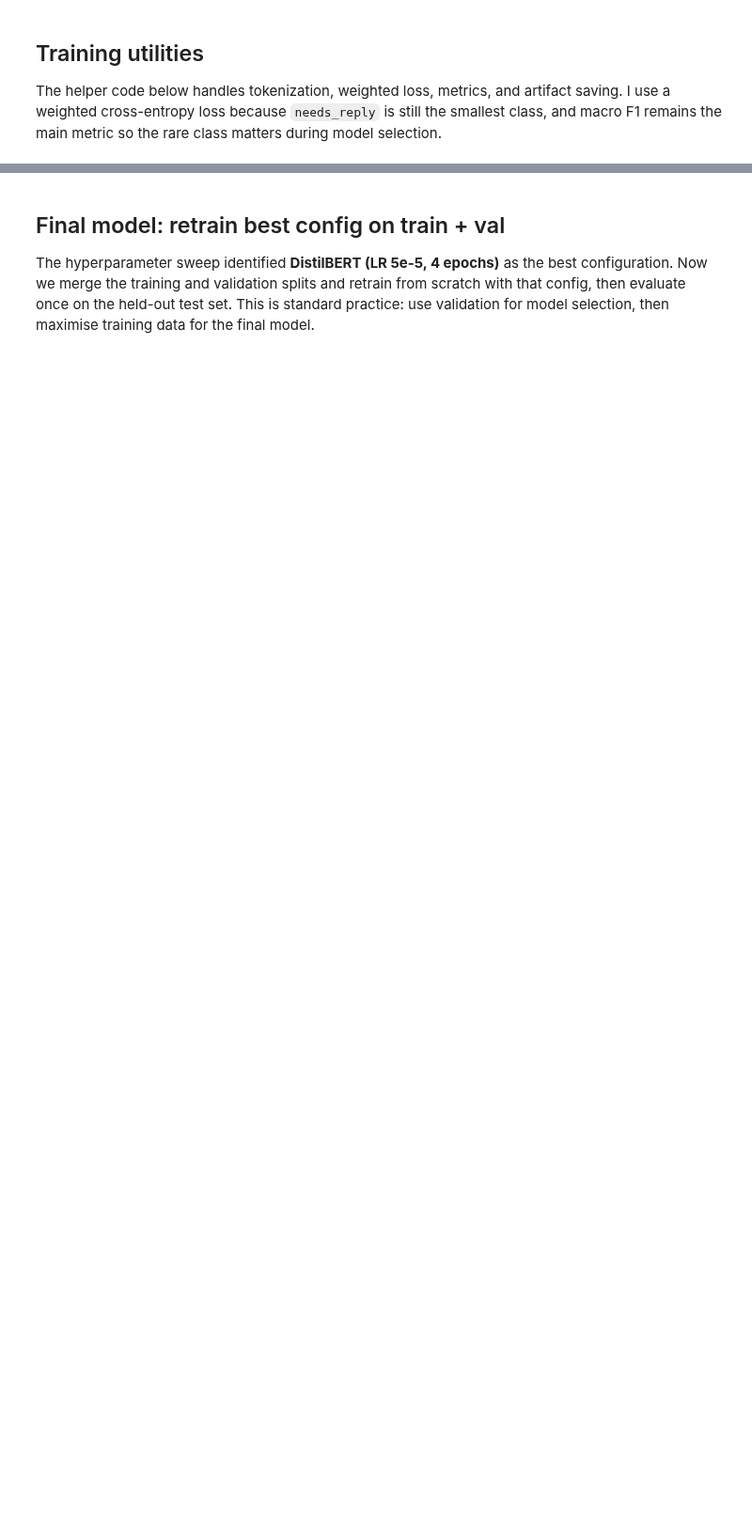
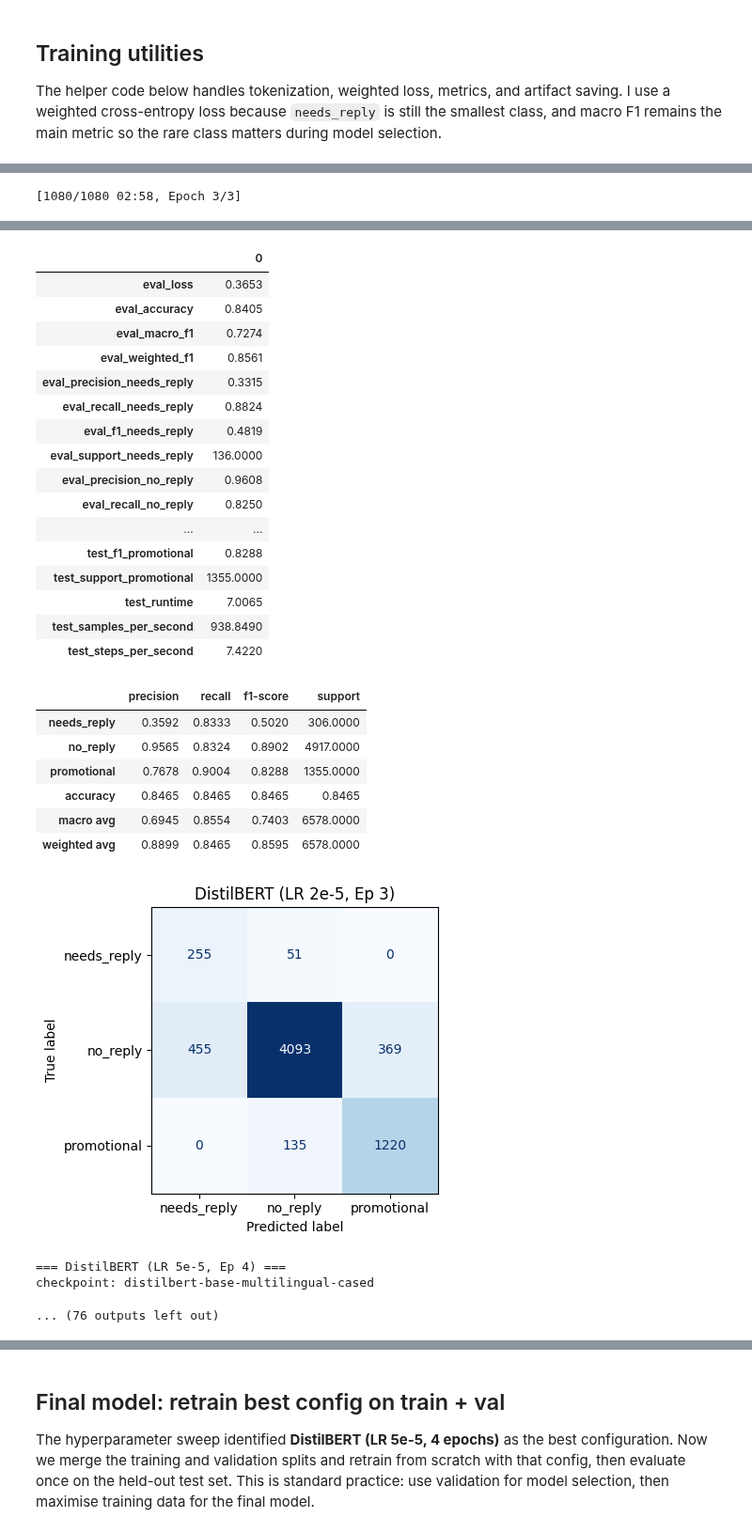
Before and after one commit to hubert-marek/cs-156-ml, a Jupyter notebook: assignment2/gpu_notebook/transformer_training.ipynb, the cells around one changed output, grey strips where cells are left out. Shown at 94% size. Cells and saved outputs as stored; diff of their text form; code cells hidden in the pictures; blank space fills up the shorter version.

Commit message:
Swap GPU training notebook for V2 with saved outputs
Co-Authored-By: Claude Opus 4.6 (1M context) <noreply@anthropic.com>

```diff
--- a/assignment2/gpu_notebook/transformer_training.ipynb
+++ b/assignment2/gpu_notebook/transformer_training.ipynb
@@ -263,12 +276,12 @@ def parse_mbox(path):
         body_text, html_processed, html_ratio = extract_body(msg)
         records.append(
             {
-                "thread_id": msg.get("X-GM-THRID", ""),
-                "labels": msg.get("X-Gmail-Labels", ""),
+                "thread_id": str(msg.get("X-GM-THRID", "") or ""),
+                "labels": str(msg.get("X-Gmail-Labels", "") or ""),
                 "subject": decode_subject(msg.get("subject", "")),
-                "from": str(msg.get("from", "")),
-                "to": str(msg.get("to", "")),
-                "cc": str(msg.get("cc", "")),
+                "from": str(msg.get("from", "") or ""),
+                "to": str(msg.get("to", "") or ""),
+                "cc": str(msg.get("cc", "") or ""),
                 "date": date,
                 "body": body_text,
                 "has_unsubscribe": "List-Unsubscribe" in msg.keys(),
@@ -296,7 +309,4 @@ def decode_label(label):
                 decoded.append(part)
         return "".join(decoded)
     except Exception:
-        return label
-
-
-# Heavy `parse_mbox` + labeling runs in the next cell, with optional Parquet cache.
+        return str(label)
@@ -609,11 +638,6 @@ for spec in MODEL_SPECS:
     )
 
     trainer.train()
-    try:
-        from transformers.utils.notebook import NotebookProgressCallback
-        trainer.remove_callback(NotebookProgressCallback)
-    except Exception:
-        pass
     val_metrics = trainer.evaluate(encoded_val)
     test_metrics = trainer.evaluate(encoded_test, metric_key_prefix="test")
     predictions = trainer.predict(encoded_test)
@@ -674,3 +698,4 @@ for spec in MODEL_SPECS:
     gc.collect()
     if torch.cuda.is_available():
         torch.cuda.empty_cache()
+# %% [output]
@@ -676,0 +721 @@ for spec in MODEL_SPECS:
+[1080/1080 02:58, Epoch 3/3]
@@ -677,3 +731,31 @@ for spec in MODEL_SPECS:
+|  | 0 |
+| eval_loss | 0.3653 |
+| eval_accuracy | 0.8405 |
+| eval_macro_f1 | 0.7274 |
+| eval_weighted_f1 | 0.8561 |
+| eval_precision_needs_reply | 0.3315 |
+| eval_recall_needs_reply | 0.8824 |
+| eval_f1_needs_reply | 0.4819 |
+| eval_support_needs_reply | 136.0000 |
+| eval_precision_no_reply | 0.9608 |
+| eval_recall_no_reply | 0.8250 |
+| ... | ... |
+| test_f1_promotional | 0.8288 |
+| test_support_promotional | 1355.0000 |
+| test_runtime | 7.0065 |
+| test_samples_per_second | 938.8490 |
+| test_steps_per_second | 7.4220 |
+|  | precision | recall | f1-score | support |
+| needs_reply | 0.3592 | 0.8333 | 0.5020 | 306.0000 |
+| no_reply | 0.9565 | 0.8324 | 0.8902 | 4917.0000 |
+| promotional | 0.7678 | 0.9004 | 0.8288 | 1355.0000 |
+| accuracy | 0.8465 | 0.8465 | 0.8465 | 0.8465 |
+| macro avg | 0.6945 | 0.8554 | 0.7403 | 6578.0000 |
+| weighted avg | 0.8899 | 0.8465 | 0.8595 | 6578.0000 |
+[figure, added]
+=== DistilBERT (LR 5e-5, Ep 4) ===
+checkpoint: distilbert-base-multilingual-cased
+... (76 outputs left out)
 # %%
 results_df = pd.DataFrame(run_summaries).sort_values("test_macro_f1", ascending=False).reset_index(drop=True)
 results_df.to_csv(OUTPUT_ROOT / "transformer_summary.csv", index=False)
```
Also changed, not shown: parts of 11 cells of this notebook.
